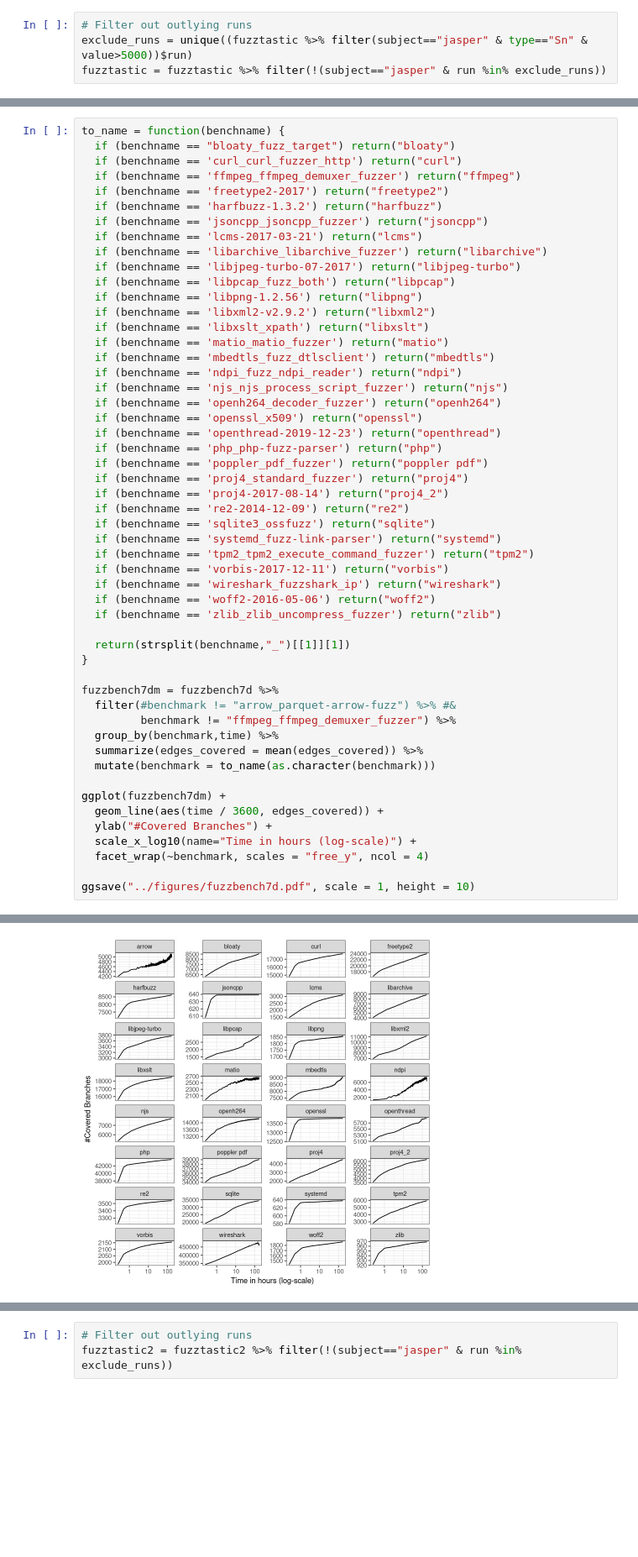
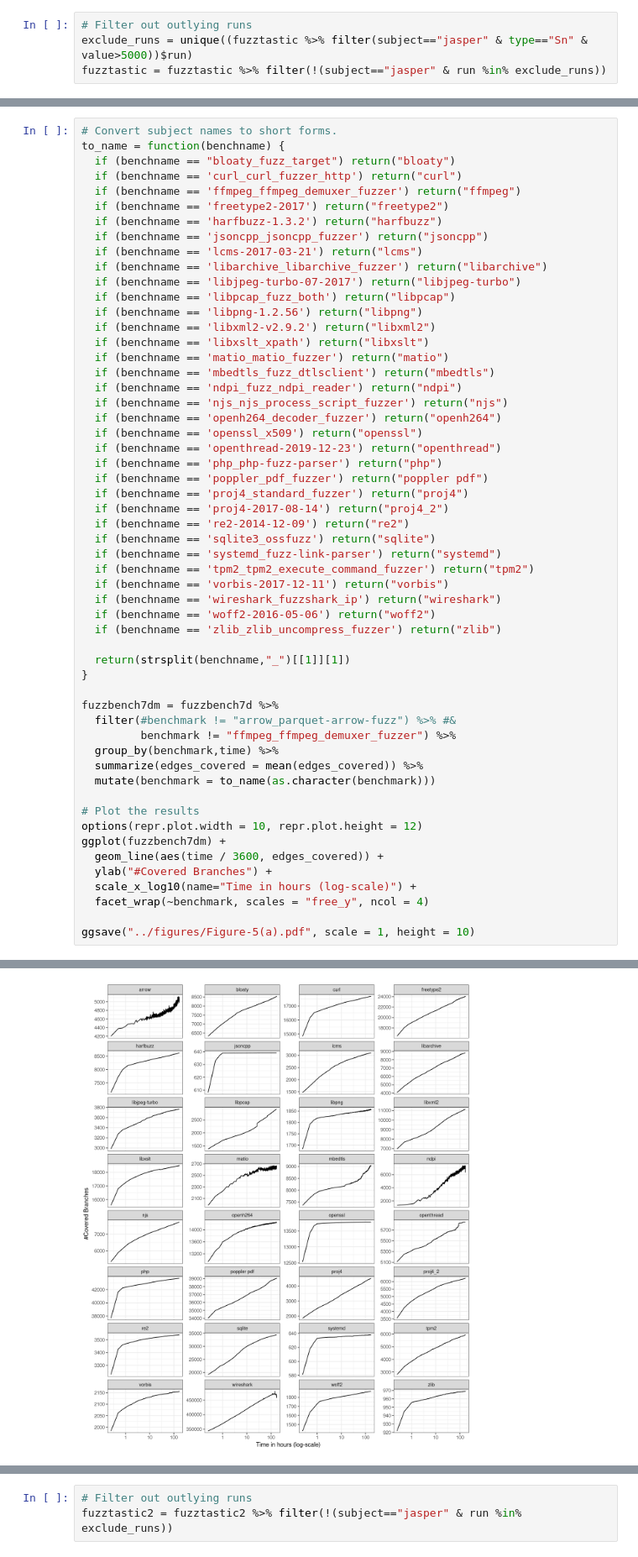
Before and after one commit to dliyanage/false_peaks_experiments, a Jupyter notebook: scripts/analysis.ipynb, the cells around one changed output, grey strips where cells are left out. Shown at 84% size. Drawn from its saved outputs; the diff is of its cells as text; blank space fills up the shorter version.

```diff
--- a/scripts/analysis.ipynb
+++ b/scripts/analysis.ipynb
@@ -448,4 +391,5 @@ A data.frame: 6 × 6
 # %%
+# Convert subject names to short forms.
 to_name = function(benchname) {
   if (benchname == "bloaty_fuzz_target") return("bloaty")
   if (benchname == 'curl_curl_fuzzer_http') return("curl")
@@ -490,13 +434,15 @@ fuzzbench7dm = fuzzbench7d %>%
   summarize(edges_covered = mean(edges_covered)) %>%
   mutate(benchmark = to_name(as.character(benchmark)))
 
+# Plot the results
+options(repr.plot.width = 10, repr.plot.height = 12)
 ggplot(fuzzbench7dm) +
   geom_line(aes(time / 3600, edges_covered)) +
   ylab("#Covered Branches") +
   scale_x_log10(name="Time in hours (log-scale)") +
   facet_wrap(~benchmark, scales = "free_y", ncol = 4)
 
-ggsave("../figures/fuzzbench7d.pdf", scale = 1, height = 10)
+ggsave("../figures/Figure-5(a).pdf", scale = 1, height = 10)
 # %% [output]
 `summarise()` has grouped output by 'benchmark'. You can override using the `.groups` argument.
 
@@ -517,2 +449,2 @@ Warning message in if (benchname == "zlib_zlib_uncompress_fuzzer") return("zlib"
 Saving 6.67 x 10 in image
-[figure, old version]
+[figure, new version]
```
Also changed, not shown: parts of 47 cells of this notebook.
